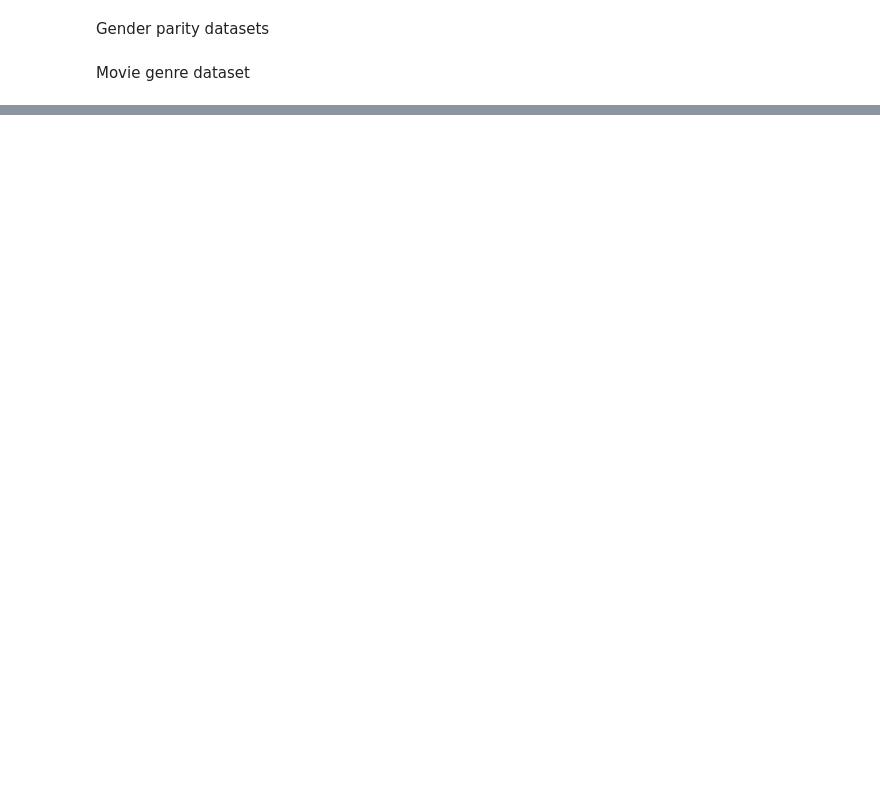
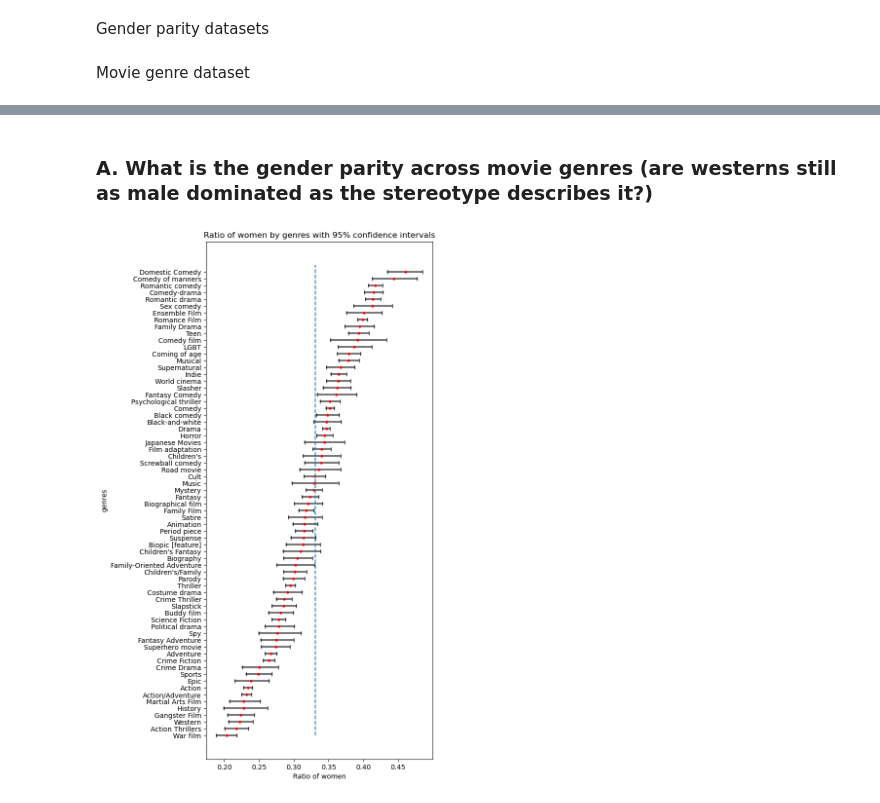
Before and after one commit to epfl-ada/ada-2022-project-teamrefuge2000, a Jupyter notebook: src/milestone_3.ipynb, the cells around one changed output, grey strips where cells are left out. Cells and saved outputs as stored; diff of their text form; code cells hidden in the pictures; blank space fills up the shorter version.

```diff
--- a/src/milestone_3.ipynb
+++ b/src/milestone_3.ipynb
@@ -118,7 +54,7 @@ movie_gender = movie_gender['women_ratio'].reset_index()
 # %% [markdown]
 Gender parity datasets
 # %%
-movie_information = ['wikipedia_movie_id', 'movie_release_date', 'movie_release_year', 'movie_name', 'office_revenue', 'countries', 'genres']
+movie_information = ['wikipedia_movie_id', 'movie_release_year', 'movie_name', 'office_revenue', 'countries', 'genres']
 gender_parity = pd.merge(movie_gender, movie_metadata[movie_information], on='wikipedia_movie_id').dropna()
 # %% [markdown]
 Movie genre dataset
@@ -268,10 +103,0 @@ KeyError: 'women_ratio_mean'
-# %%
-def plot_ratio_by_categories(subset, col_name, min_count=100, y_size=15):
-    filtered_subset = subset[subset.wikipedia_movie_id_count > min_count]
-
-    plt.figure(figsize=(6,y_size))
-    for i, col in enumerate(filtered_subset[['women_ratio_mean', 'women_ratio_bootstrap_ci']].iloc):
-        plt.plot(col['women_ratio_bootstrap_ci'], (i,i),'-|k')
-        plt.plot(col['women_ratio_mean'], i, '.r')
-
-    plt.yticks(range(len(filtered_subset)),list(filtered_subset[col_name]))
@@ -635,0 +128,17 @@ movie_nlp.to_csv(PROCESSED_DATA_FOLDER + 'movie_nlp.csv')
+# %%
+average_ratio = np.average(gender_parity['women_ratio'])
+# %%
+def plot_ratio_by_categories(subset, col_name, min_count=100):
+    filtered_subset = subset[subset.wikipedia_movie_id_count > min_count].dropna()
+
+    plt.figure(figsize=(6, len(filtered_subset) * 0.2))
+    for i, col in enumerate(filtered_subset[['women_ratio_mean', 'women_ratio_bootstrap_ci']].iloc):
+        plt.plot(col['women_ratio_bootstrap_ci'], (i,i),'-|k')
+        plt.plot(col['women_ratio_mean'], i, '.r')
+
+    plt.yticks(range(len(filtered_subset)),list(filtered_subset[col_name]))
+    plt.vlines(average_ratio, 0, len(filtered_subset), linestyle = '--')
+
+    plt.title('Ratio of women by ' + col_name + ' with 95% confidence intervals')
+    plt.ylabel(col_name)
+    plt.xlabel('Ratio of women')
@@ -635,0 +193,7 @@ movie_nlp.to_csv(PROCESSED_DATA_FOLDER + 'movie_nlp.csv')
+# %% [markdown]
+### A. What is the gender parity across movie genres (are westerns still as male dominated as the stereotype describes it?)
+# %%
+movie_gender_genre = make_subset_gender_parity('genres')
+plot_ratio_by_categories(movie_gender_genre, 'genres', min_count=100)
+# %% [output]
+[figure, added]
```
Also changed, not shown: parts of 147 cells of this notebook, 5 other files.
